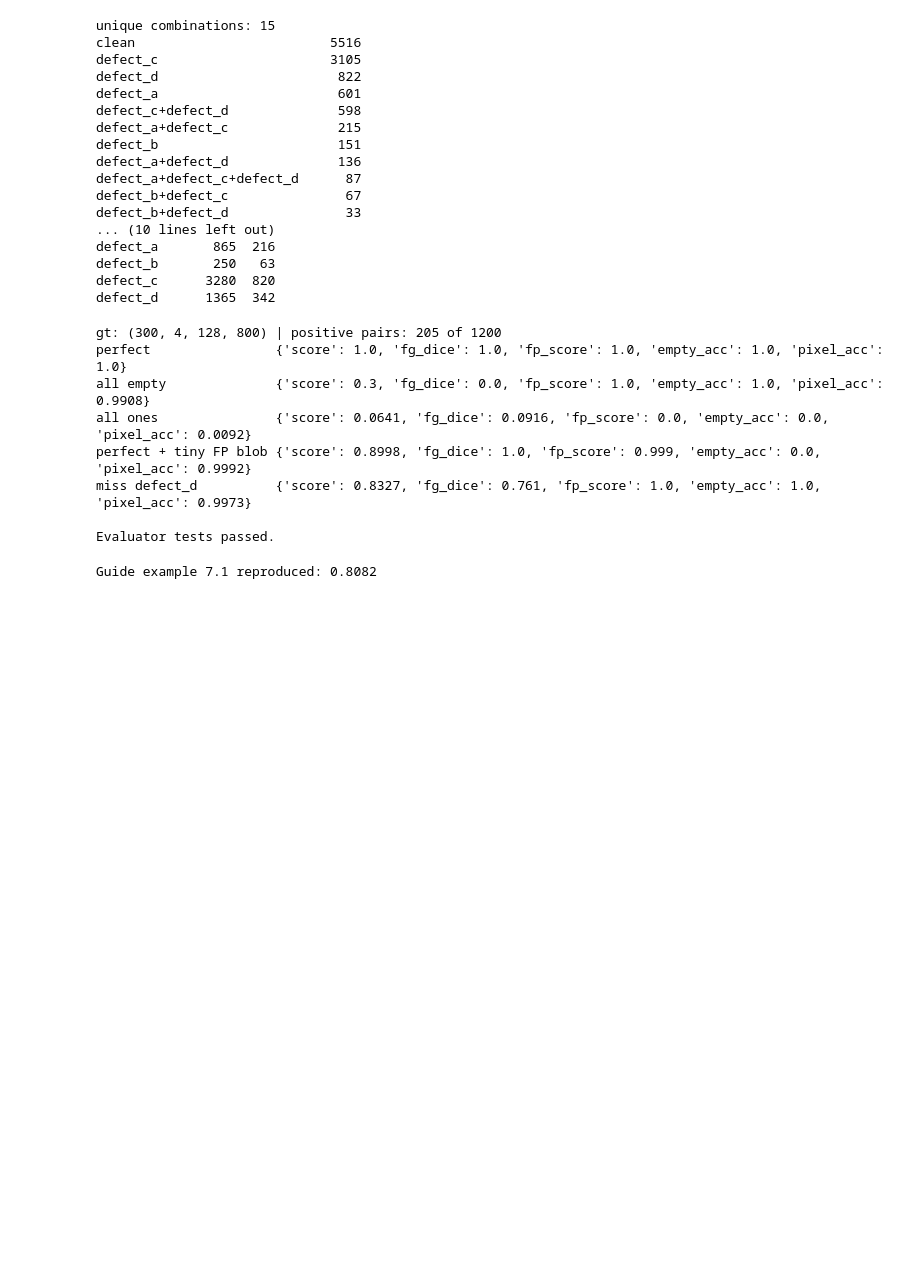
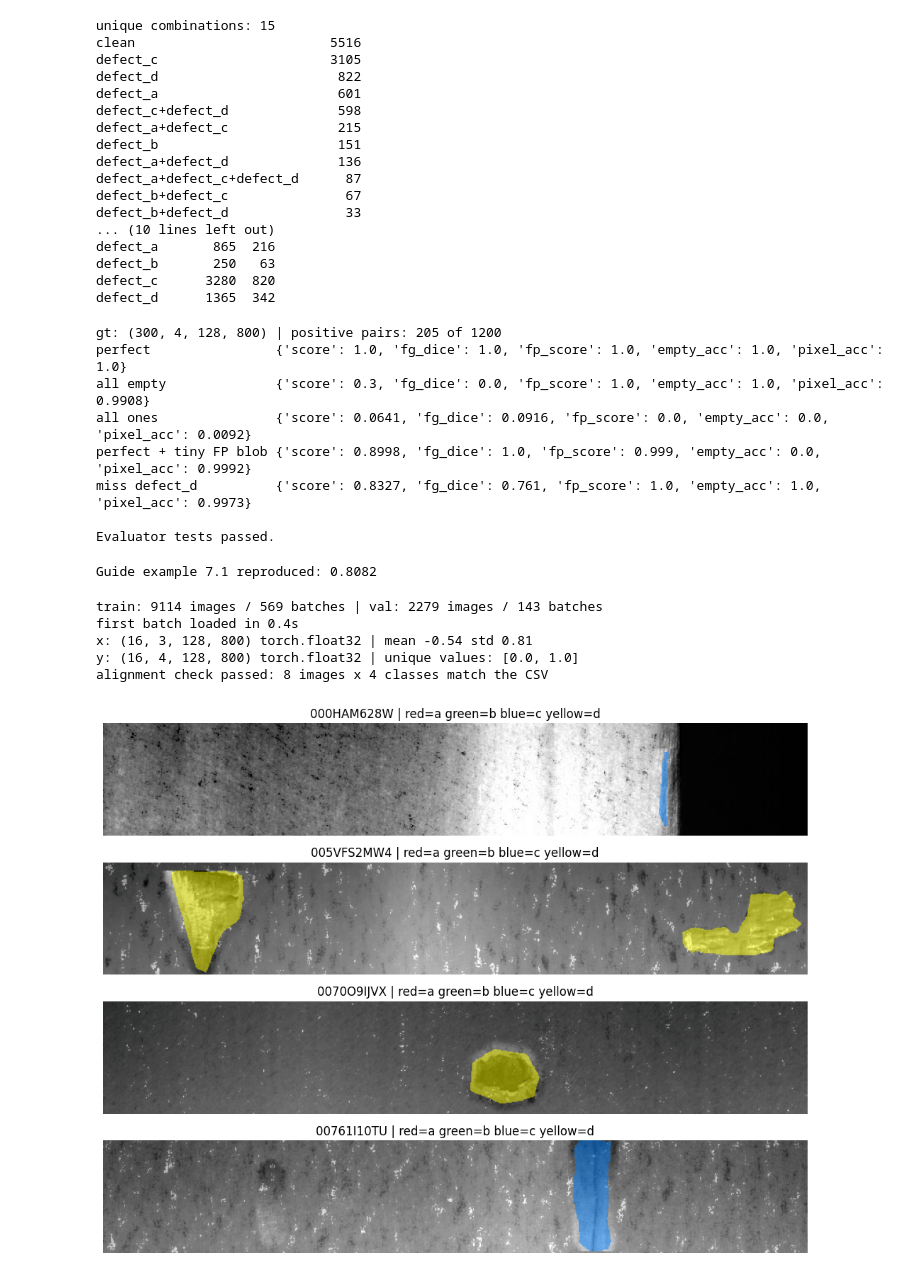
Before and after one commit to 23f1000789/affective-chart, a Jupyter notebook: dl-23f1000789-notebook-t32026.ipynb, the cells around one changed output. Cells and saved outputs as stored; diff of their text form; code cells hidden in the pictures; blank space fills up the shorter version.

```diff
--- a/dl-23f1000789-notebook-t32026.ipynb
+++ b/dl-23f1000789-notebook-t32026.ipynb
@@ -300,3 +300,72 @@ assert round(r["score"], 4) == 0.8082
 print("Guide example 7.1 reproduced:", round(r["score"], 4))
 # %% [output]
 Guide example 7.1 reproduced: 0.8082
+# %%
+import time
+from torch.utils.data import Dataset, DataLoader
+
+MEAN = np.array([0.485, 0.456, 0.406], dtype=np.float32)   # ImageNet statistics
+STD  = np.array([0.229, 0.224, 0.225], dtype=np.float32)
+
+# frozen split
+split  = pd.read_csv(SPLIT_PATH)
+TR_IDS = sorted(split[split.fold == "train"].image_id)
+VA_IDS = sorted(split[split.fold == "val"].image_id)
+RLE    = {(i, c): r for i, c, r in zip(train_df.image_id, train_df.defect_type, train_df.mask_rle)}
+
+
+class SurfaceDataset(Dataset):
+    """x: (3,H,W) float32 normalised | y: (4,H,W) float32 in {0,1}, channel order = CLASSES."""
+    def __init__(self, ids):
+        self.ids = list(ids)
+
+    def __len__(self):
+        return len(self.ids)
+
+    def __getitem__(self, i):
+        iid = self.ids[i]
+        img = np.array(Image.open(f"{TRAIN_DIR}/{iid}.jpg").convert("RGB"), dtype=np.float32) / 255.0
+        x = torch.from_numpy(((img - MEAN) / STD).transpose(2, 0, 1).copy())
+        y = torch.from_numpy(np.stack([rle_decode(RLE[(iid, c)]) for c in CLASSES]).astype(np.float32))
+        return x, y
+
+
+BATCH = 16
+train_ds, val_ds = SurfaceDataset(TR_IDS), SurfaceDataset(VA_IDS)
+train_dl = DataLoader(train_ds, batch_size=BATCH, shuffle=True,  num_workers=2, pin_memory=True, drop_last=True)
+val_dl   = DataLoader(val_ds,   batch_size=BATCH, shuffle=False, num_workers=2, pin_memory=True)
+print(f"train: {len(train_ds)} images / {len(train_dl)} batches | val: {len(val_ds)} images / {len(val_dl)} batches")
+
+
+t0 = time.time(); xb, yb = next(iter(train_dl)); print(f"first batch loaded in {time.time() - t0:.1f}s")
+print("x:", tuple(xb.shape), xb.dtype, f"| mean {xb.mean():.2f} std {xb.std():.2f}")
+print("y:", tuple(yb.shape), yb.dtype, "| unique values:", yb.unique().tolist())
+assert xb.shape == (BATCH, 3, H, W) and yb.shape == (BATCH, 4, H, W)
+assert set(yb.unique().tolist()) <= {0.0, 1.0}
+
+for k in range(8):
+    _, y = train_ds[k]
+    for j, c in enumerate(CLASSES):
+        orig = RLE[(TR_IDS[k], c)]
+        expected = EMPTY_RLE if is_empty_rle(orig) else orig.strip()
+        assert rle_encode(y[j].numpy().astype(np.uint8)) == expected
+print("alignment check passed: 8 images x 4 classes match the CSV")
+
+show_ids = [k for k, i in enumerate(TR_IDS) if any(not is_empty_rle(RLE[(i, c)]) for c in CLASSES)][:4]
+colors = [(255, 0, 0), (0, 255, 0), (0, 128, 255), (255, 255, 0)]
+fig, ax = plt.subplots(4, 1, figsize=(14, 8))
+for a, k in zip(ax, show_ids):
+    x, y = train_ds[k]
+    img = (np.clip(x.numpy().transpose(1, 2, 0) * STD + MEAN, 0, 1) * 255).astype(np.uint8)
+    for j, col in enumerate(colors):
+        m = y[j].numpy() == 1
+        img[m] = (0.5 * img[m] + 0.5 * np.array(col)).astype(np.uint8)
+    a.imshow(img); a.axis("off"); a.set_title(f"{TR_IDS[k]} | red=a green=b blue=c yellow=d")
+plt.tight_layout(); plt.show()
+# %% [output]
+train: 9114 images / 569 batches | val: 2279 images / 143 batches
+first batch loaded in 0.4s
+x: (16, 3, 128, 800) torch.float32 | mean -0.54 std 0.81
+y: (16, 4, 128, 800) torch.float32 | unique values: [0.0, 1.0]
+alignment check passed: 8 images x 4 classes match the CSV
+[figure, added]
```
Also changed, not shown: parts of 5 cells of this notebook.
